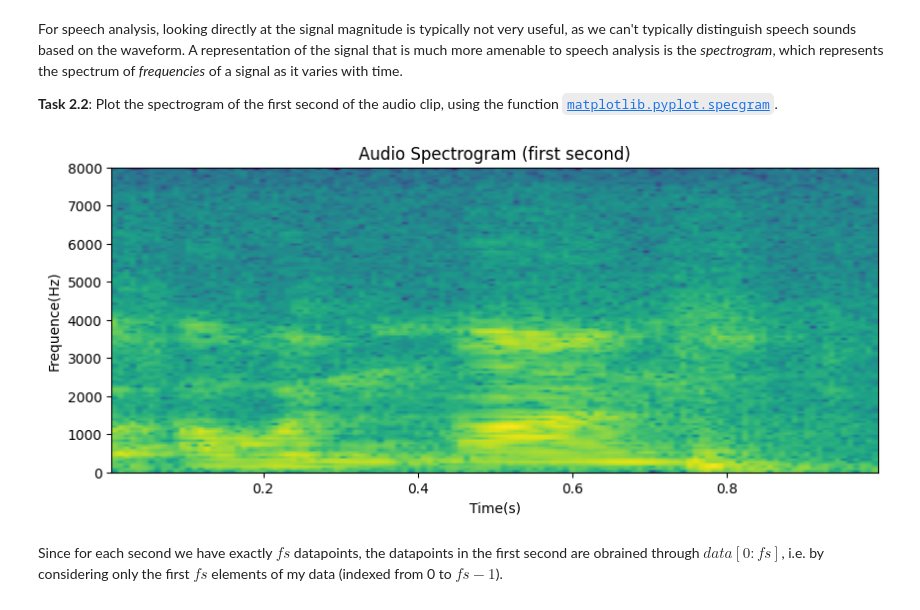
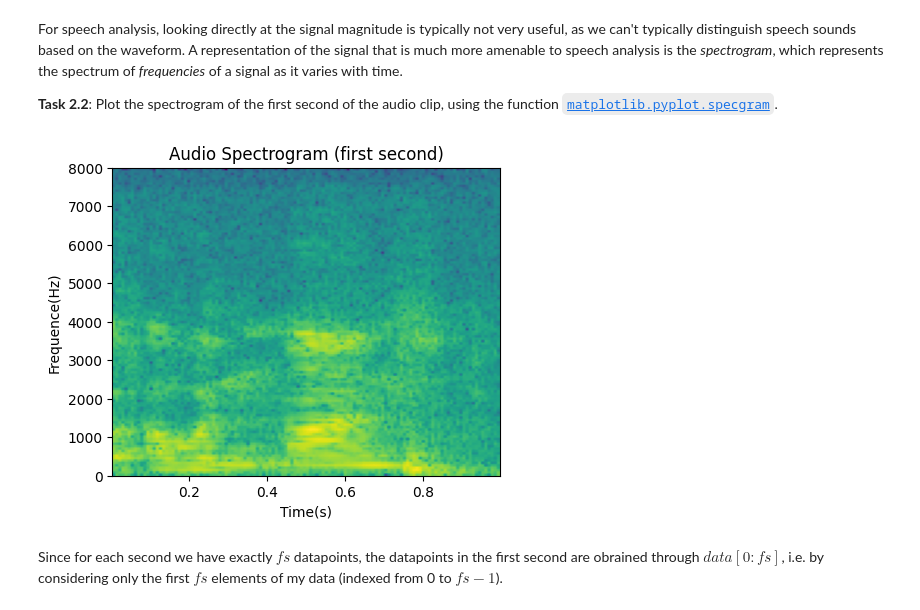
Before and after one commit to alessiasanfelici/IN4080--NLP-Exercises, a Jupyter notebook: NLP-Projects/mandatory 3/oblig3.ipynb, the cells around one changed output. Saved outputs shown, nothing was run; the diff lists cells and outputs as text; code cells hidden in the pictures.

```diff
--- a/NLP-Projects/mandatory 3/oblig3.ipynb
+++ b/NLP-Projects/mandatory 3/oblig3.ipynb
@@ -315,14 +315,14 @@ For speech analysis, looking directly at the signal magnitude is typically not v
 
 __Task 2.2__: Plot the spectrogram of the first second of the audio clip, using the function [`matplotlib.pyplot.specgram`](https://matplotlib.org/stable/api/_as_gen/matplotlib.pyplot.specgram.html).
 # %%
-plt.figure(figsize = (10,4))
+plt.figure(figsize = (5,4))
 plt.specgram(data[0:fs], Fs = fs)
 plt.title("Audio Spectrogram (first second)")
 plt.xlabel("Time(s)")
 plt.ylabel("Frequence(Hz)")
 plt.show()
 # %% [output]
-[figure, old version]
+[figure, new version]
 # %% [markdown]
 Since for each second we have exactly $fs$ datapoints, the datapoints in the first second are obrained through $data[0:fs]$, i.e. by considering only the first $fs$ elements of my data (indexed from 0 to $fs-1$).
 # %% [markdown]
```
Also changed, not shown: parts of 2 cells of this notebook.
